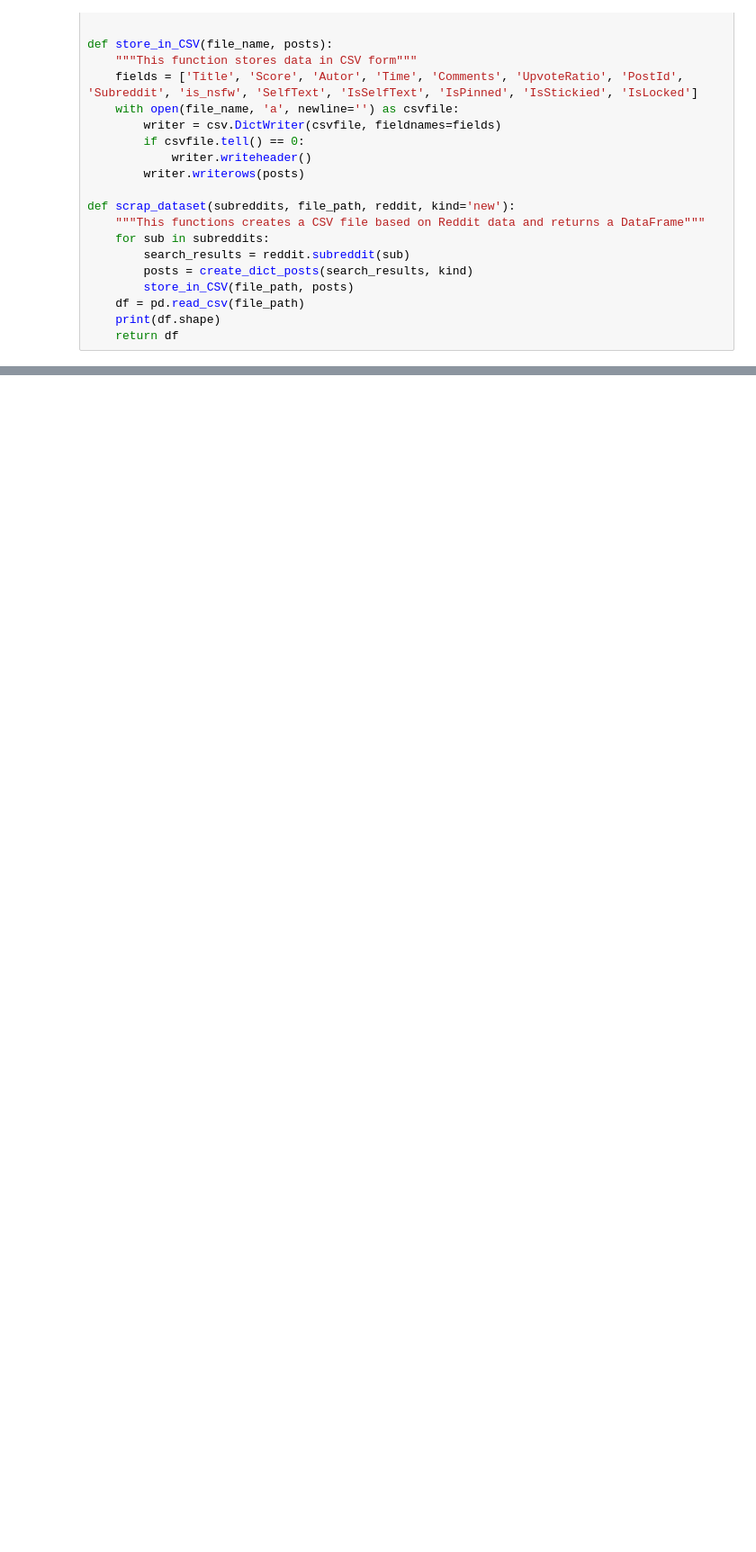
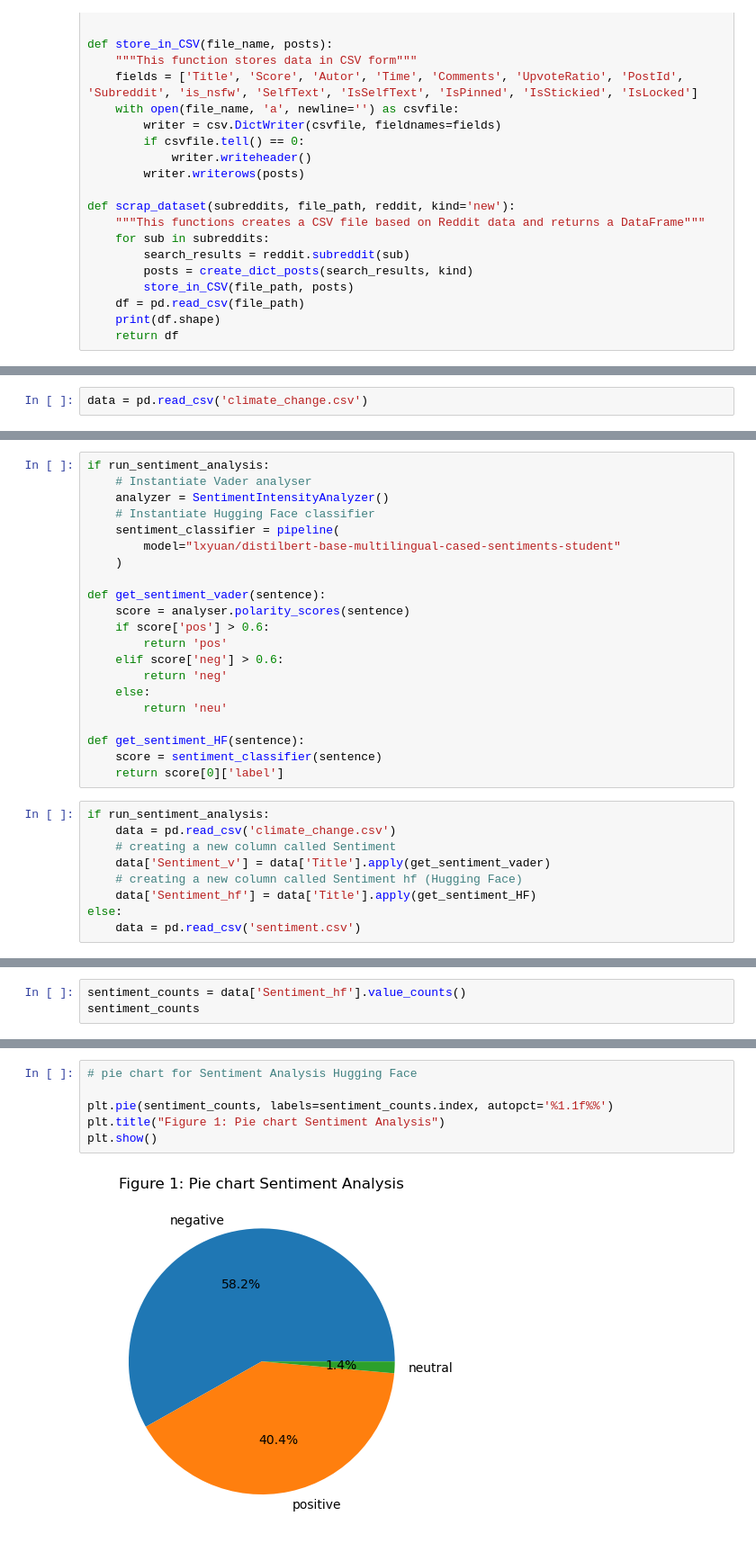
Before and after one commit to mlgomez0/advanced_python_project, a Jupyter notebook: notebooks/climate_change.ipynb, the cells around one changed output, grey strips where cells are left out. Shown: that part at 90% size. Cells and saved outputs as stored; diff of their text form; blank space fills up the shorter version.

Commit message:
feat(climate): adding sentiment analysis

```diff
--- a/notebooks/climate_change.ipynb
+++ b/notebooks/climate_change.ipynb
@@ -107,0 +131,2 @@ df.head()
+# %%
+data = pd.read_csv('climate_change.csv')
@@ -107,0 +156,30 @@ df.head()
+# %%
+if run_sentiment_analysis:
+    # Instantiate Vader analyser
+    analyzer = SentimentIntensityAnalyzer()
+    # Instantiate Hugging Face classifier
+    sentiment_classifier = pipeline(
+        model="lxyuan/distilbert-base-multilingual-cased-sentiments-student"
+    )
+
+def get_sentiment_vader(sentence):
+    score = analyser.polarity_scores(sentence)
+    if score['pos'] > 0.6:
+        return 'pos'
+    elif score['neg'] > 0.6:
+        return 'neg'
+    else:
+        return 'neu'
+
+def get_sentiment_HF(sentence):
+    score = sentiment_classifier(sentence)
+    return score[0]['label']
+# %%
+if run_sentiment_analysis:
+    data = pd.read_csv('climate_change.csv')
+    # creating a new column called Sentiment
+    data['Sentiment_v'] = data['Title'].apply(get_sentiment_vader)
+    # creating a new column called Sentiment hf (Hugging Face)
+    data['Sentiment_hf'] = data['Title'].apply(get_sentiment_HF)
+else:
+    data = pd.read_csv('sentiment.csv')
@@ -107,0 +195,3 @@ df.head()
+# %%
+sentiment_counts = data['Sentiment_hf'].value_counts()
+sentiment_counts
@@ -107,0 +203,8 @@ df.head()
+# %%
+# pie chart for Sentiment Analysis Hugging Face
+
+plt.pie(sentiment_counts, labels=sentiment_counts.index, autopct='%1.1f%%')
+plt.title("Figure 1: Pie chart Sentiment Analysis")
+plt.show()
+# %% [output]
+[figure, added]
```
Also changed, not shown: parts of 34 cells of this notebook, 2 other files.
